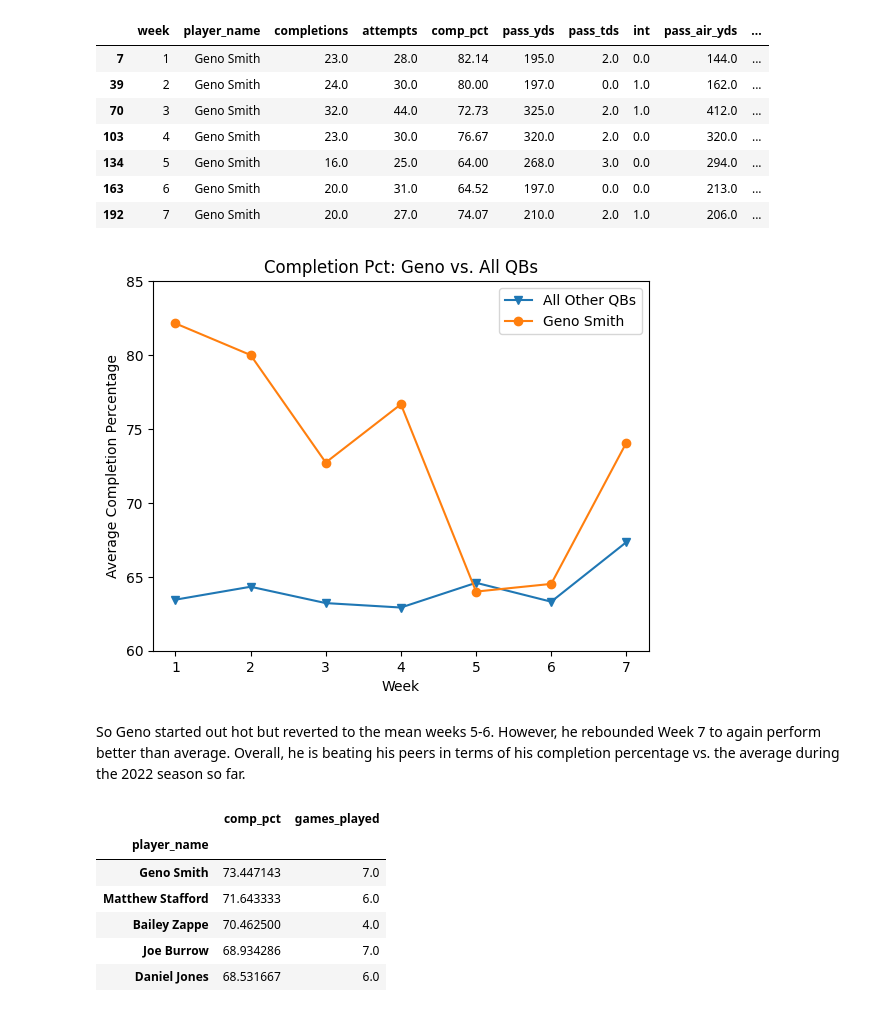
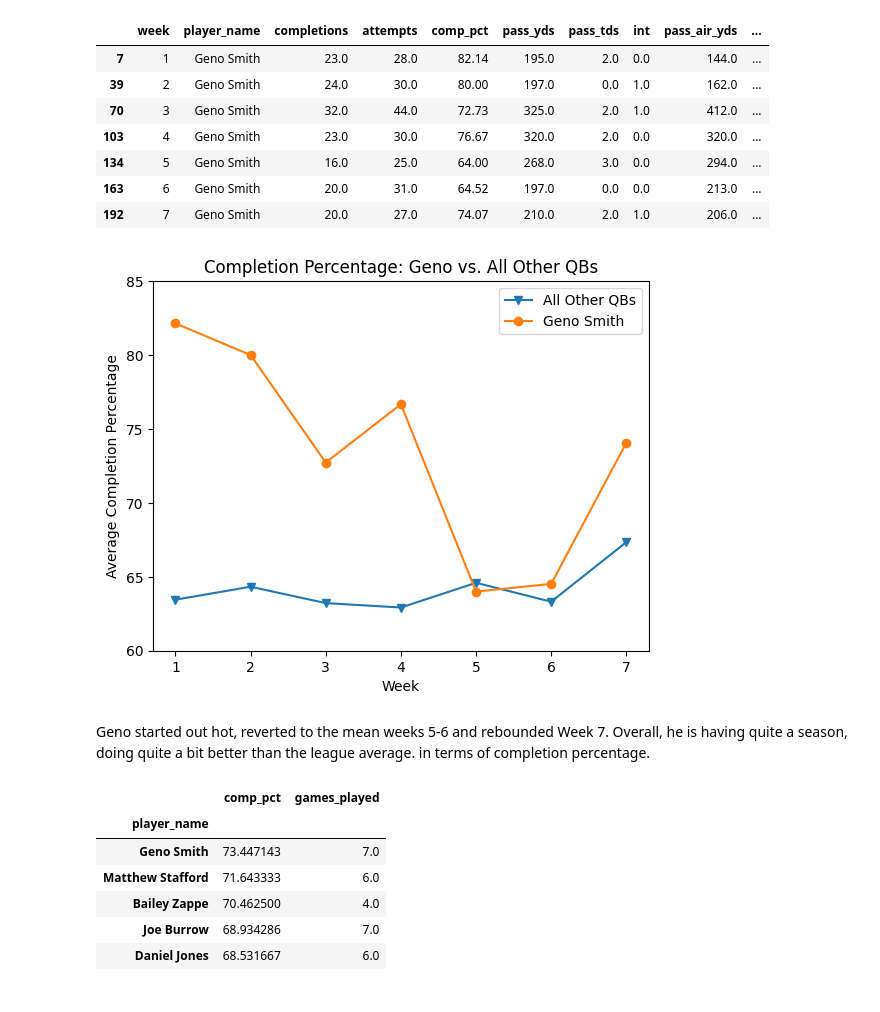
Before and after one commit to gfidanli/fantasy_football_analysis, a Jupyter notebook: daily_analysis/day6.ipynb, the cells around one changed output. Cells and saved outputs as stored; diff of their text form; code cells hidden in the pictures.

```diff
--- a/daily_analysis/day6.ipynb
+++ b/daily_analysis/day6.ipynb
@@ -170,29 +170,29 @@ by_player_week[by_player_week['player_name'] == 'Geno Smith']
 # %%
 plt.plot(
     'week',
     'comp_pct',
     data=by_week,
     marker='v',
     label='All Other QBs',)
 plt.plot(
     'week',
     'comp_pct',
     data=by_player_week[by_player_week['player_name'] == 'Geno Smith'],
     marker='o',
     label='Geno Smith')
 
 plt.xlabel('Week')
 plt.ylabel('Average Completion Percentage')
-plt.title('Completion Pct: Geno vs. All QBs')
+plt.title('Completion Percentage: Geno vs. All Other QBs')
 
 plt.legend(loc="upper right")
 plt.ylim(60,85)
 
 plt.show()
 # %% [output]
-[figure, old version]
+[figure, new version]
 # %% [markdown]
-So Geno started out hot but reverted to the mean weeks 5-6. However, he rebounded Week 7 to again perform better than average. Overall, he is beating his peers in terms of his completion percentage vs. the average during the 2022 season so far.
+Geno started out hot, reverted to the mean weeks 5-6 and rebounded Week 7. Overall, he is having quite a season, doing quite a bit better than the league average. in terms of completion percentage.
 # %%
 # Get the top 5 QBs by average completion percentage
 df_2022_clean.groupby('player_name')[['comp_pct','games_played']] \
```
Also changed, not shown: parts of 14 cells of this notebook.
